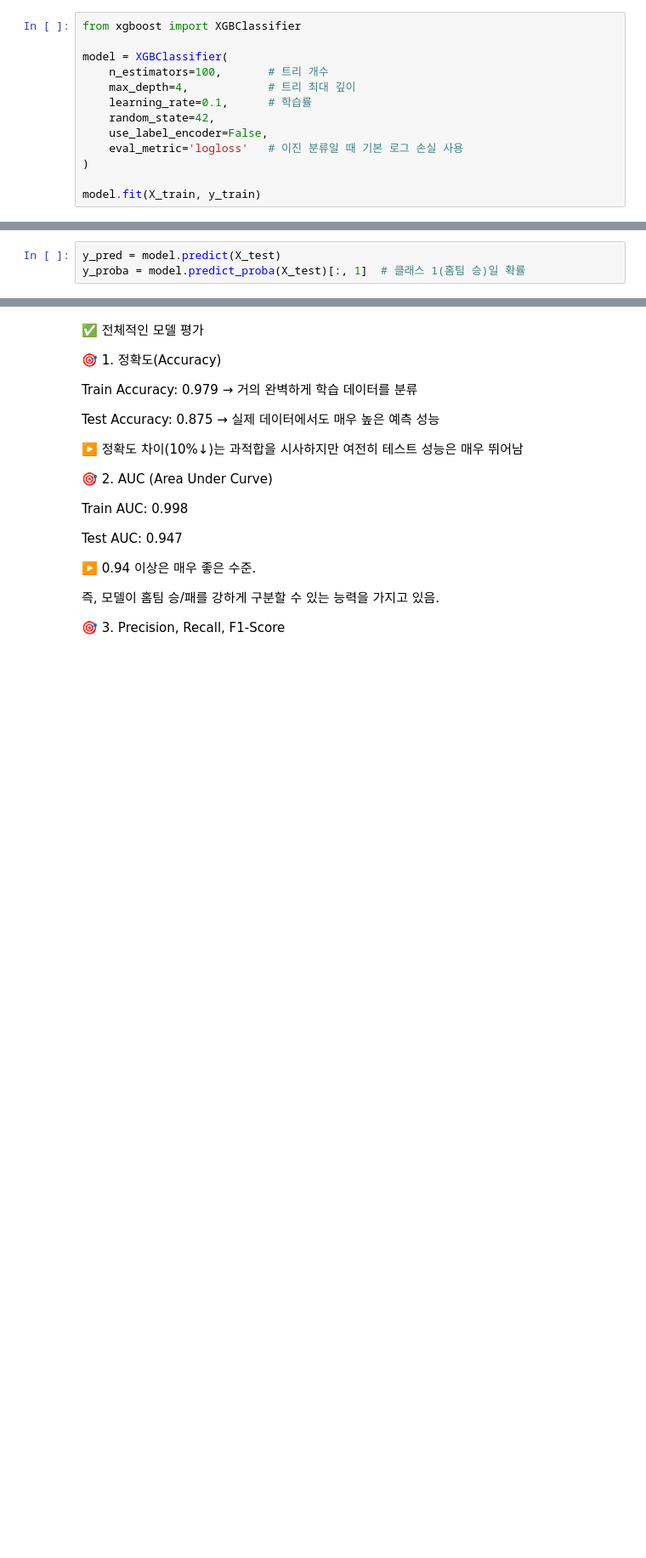
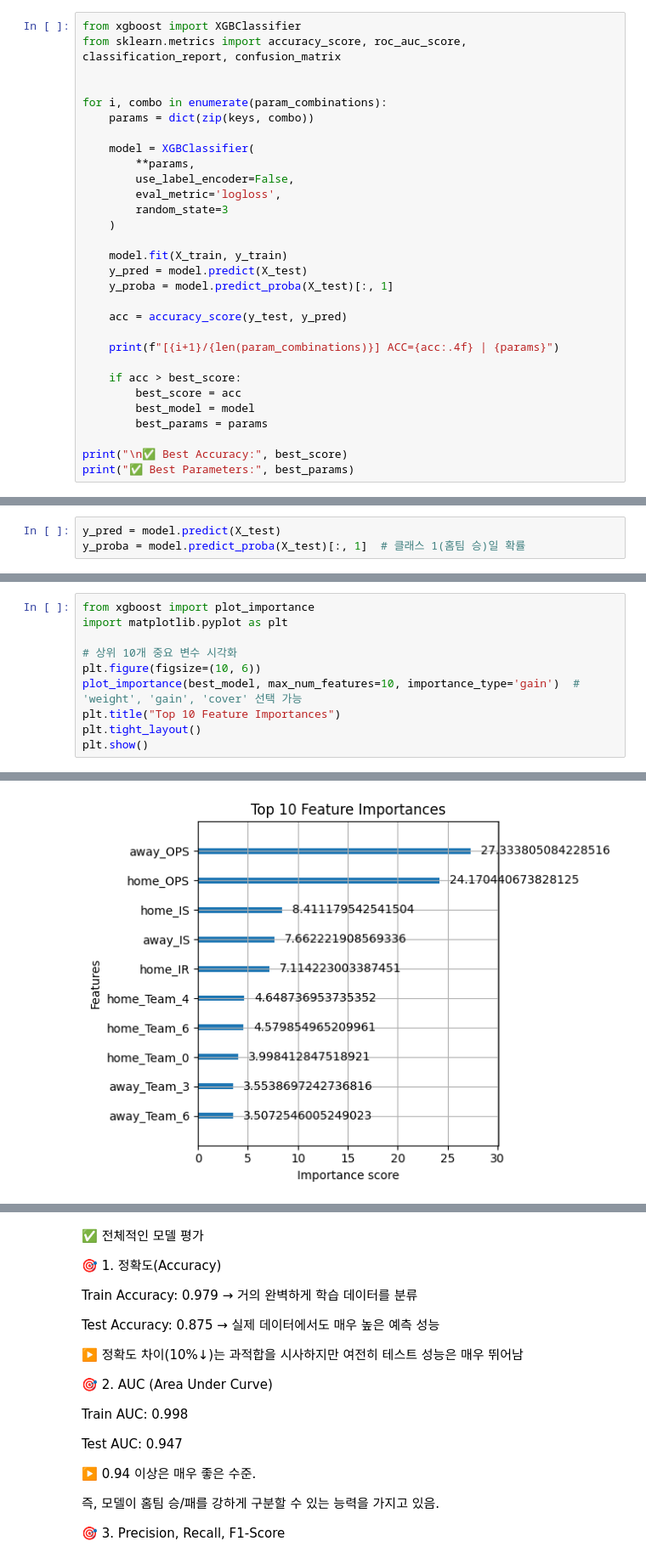
Before and after one commit to alstj6201/KBO_Prediction_ML, a Jupyter notebook: models/현빈_XGBoost.ipynb, the cells around one changed output, grey strips where cells are left out. Shown at 85% size. Drawn from its saved outputs; the diff is of its cells as text; blank space fills up the shorter version.

```diff
--- a/models/현빈_XGBoost.ipynb
+++ b/models/현빈_XGBoost.ipynb
@@ -76,16 +91,33 @@ Note: you may need to restart the kernel to use updated packages.
 # %%
 from xgboost import XGBClassifier
+from sklearn.metrics import accuracy_score, roc_auc_score, classification_report, confusion_matrix
 
-model = XGBClassifier(
-    n_estimators=100,       # 트리 개수
-    max_depth=4,            # 트리 최대 깊이
-    learning_rate=0.1,      # 학습률
-    random_state=42,
-    use_label_encoder=False,
-    eval_metric='logloss'   # 이진 분류일 때 기본 로그 손실 사용
-)
 
-model.fit(X_train, y_train)
+for i, combo in enumerate(param_combinations):
+    params = dict(zip(keys, combo))
+
+    model = XGBClassifier(
+        **params,
+        use_label_encoder=False,
+        eval_metric='logloss',
+        random_state=3
+    )
+
+    model.fit(X_train, y_train)
+    y_pred = model.predict(X_test)
+    y_proba = model.predict_proba(X_test)[:, 1]
+
+    acc = accuracy_score(y_test, y_pred)
+
+    print(f"[{i+1}/{len(param_combinations)}] ACC={acc:.4f} | {params}")
+
+    if acc > best_score:
+        best_score = acc
+        best_model = model
+        best_params = params
+
+print("\n✅ Best Accuracy:", best_score)
+print("✅ Best Parameters:", best_params)
 # %% [output]
 Parameters: { "use_label_encoder" } are not used.
 
@@ -152,0 +219,11 @@ print("📙 Test AUC :", roc_auc_score(y_test, y_test_proba))
+# %%
+from xgboost import plot_importance
+import matplotlib.pyplot as plt
+
+# 상위 10개 중요 변수 시각화
+plt.figure(figsize=(10, 6))
+plot_importance(best_model, max_num_features=10, importance_type='gain')  # 'weight', 'gain', 'cover' 선택 가능
+plt.title("Top 10 Feature Importances")
+plt.tight_layout()
+plt.show()
+# %% [output]
@@ -152,0 +231 @@ print("📙 Test AUC :", roc_auc_score(y_test, y_test_proba))
+[figure, added]
```
Also changed, not shown: parts of 9 cells of this notebook, 1 other file.
